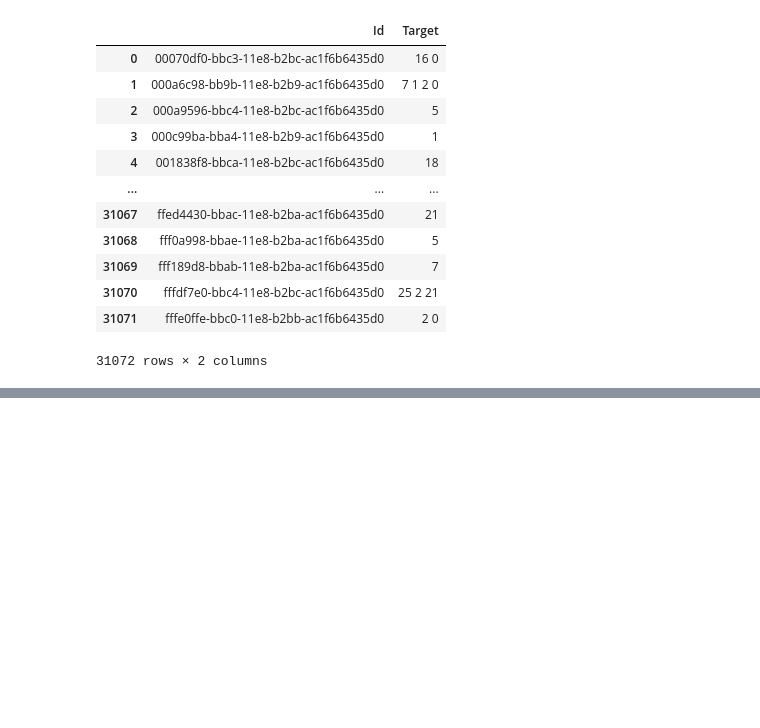
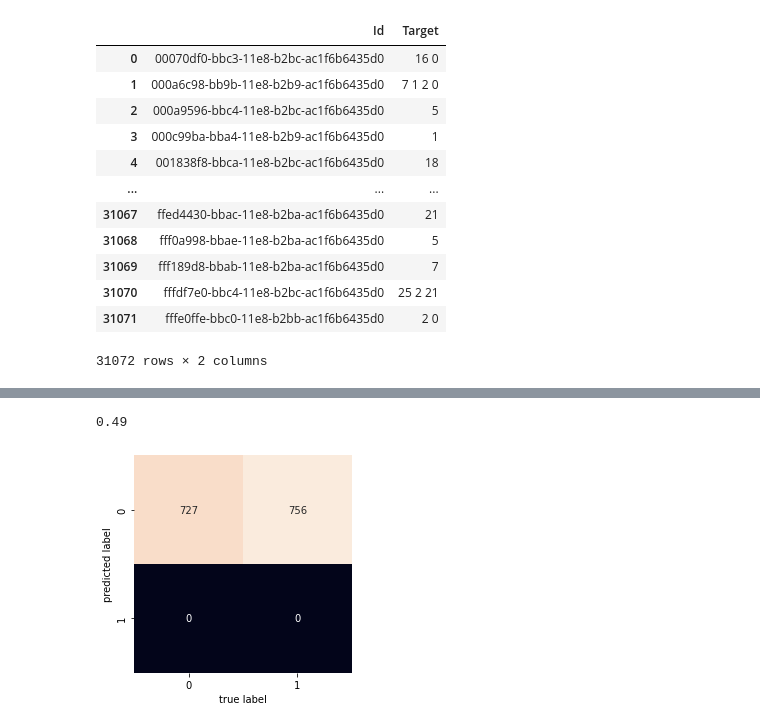
Before and after one commit to reneebrecht/human-protein-atlas-image-classification, a Jupyter notebook: notebooks/FirstBinaryNeuralNetwork.ipynb, the cells around one changed output, grey strips where cells are left out. Cells and saved outputs as stored; diff of their text form; code cells hidden in the pictures; blank space fills up the shorter version.

```diff
--- a/notebooks/FirstBinaryNeuralNetwork.ipynb
+++ b/notebooks/FirstBinaryNeuralNetwork.ipynb
@@ -290,0 +274,10 @@ X_train
+# %%
+# first, try to get normally distributed using QuantileTransformer
+transformer = QuantileTransformer()
+X_train= transformer.fit_transform(X_train)
+X_test = transformer.transform(X_test)
+
+# now with norm dist, apply StandardScaler
+scaler = MinMaxScaler()# StandardScaler()
+X_train= scaler.fit_transform(X_train)
+X_test = scaler.transform(X_test)
@@ -397,0 +439,11 @@ plt.show()
+# %%
+y_pred = model.predict(X_test)
+
+# Plotting the confusing matrix
+mat = confusion_matrix(y_test, y_pred.round())
+sns.heatmap(mat.T, square=True, annot=True, fmt='d', cbar=False)
+plt.xlabel('true label')
+plt.ylabel('predicted label');
+
+accuracy_score(y_test, y_pred.round()).round(2)
+# %% [output]
@@ -397,0 +452,2 @@ plt.show()
+0.49
+[figure, added]
```
Also changed, not shown: parts of 31 cells of this notebook, 2 other files.
